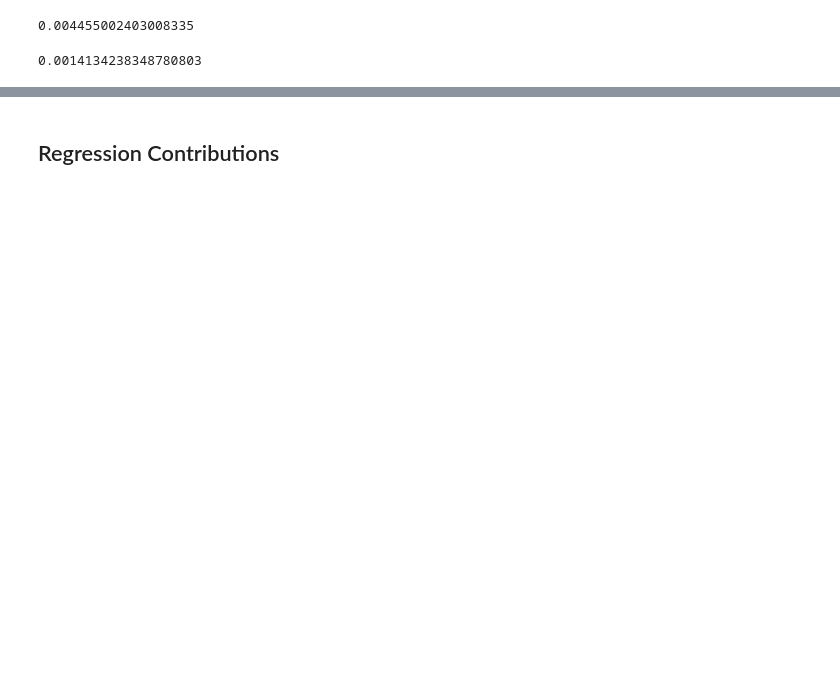
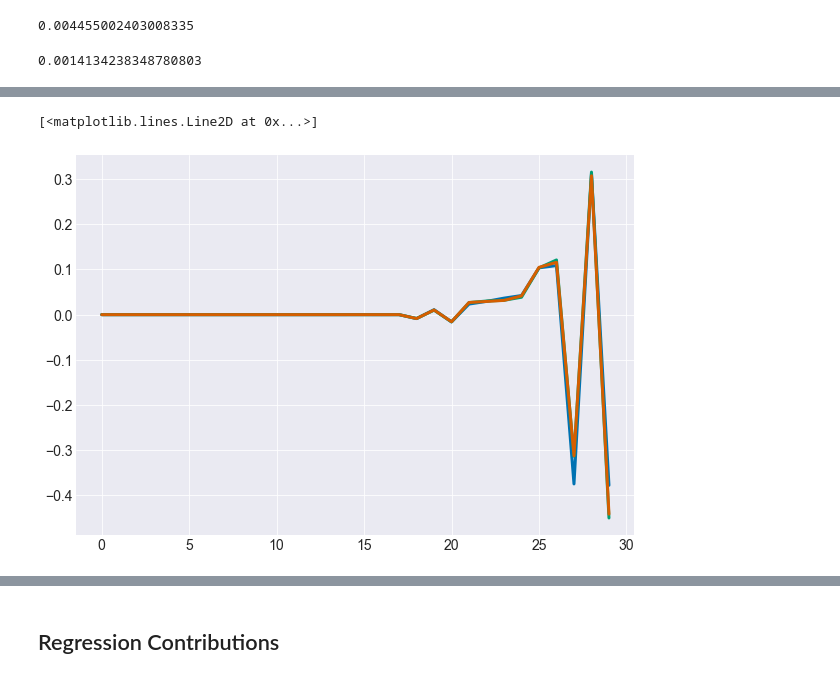
Before and after one commit to rpb/interpreting-decision-trees-and-random-forests, a Jupyter notebook: Blog Code-GBT.ipynb, the cells around one changed output, grey strips where cells are left out. Cells and saved outputs as stored; diff of their text form; code cells hidden in the pictures; blank space fills up the shorter version.

```diff
--- a/Blog Code-GBT.ipynb
+++ b/Blog Code-GBT.ipynb
@@ -282,0 +480,2 @@ expit(5)-expit(2.1)
+# %%
+test = gbt_bin_clf_contrib[1]
@@ -282,0 +539,36 @@ expit(5)-expit(2.1)
+# %%
+contrib0 = np.zeros(len(x))
+
+for ii in range(30):
+    y = sample(x, len(x))
+    sumContrib = -1.0 * gbt_bin_clf_bias[7] + logit(1.0 - y_train_c.mean())
+    prevVal = expit(sumContrib)
+    for jj in y:
+        sumContrib +=  testVals[jj]
+        val = expit(sumContrib) - prevVal
+        prevVal = expit(sumContrib)
+        contrib0[jj]+=val
+# %%
+contrib1 = np.zeros(len(x))
+
+for ii in range(60):
+    y = sample(x, len(x))
+    sumContrib = -1.0 * gbt_bin_clf_bias[7] + logit(1.0 - y_train_c.mean())
+    prevVal = expit(sumContrib)
+    for jj in y:
+        sumContrib +=  testVals[jj]
+        val = expit(sumContrib) - prevVal
+        prevVal = expit(sumContrib)
+        contrib1[jj]+=val
+# %%
+contrib2 = np.zeros(len(x))
+
+for ii in range(900):
+    y = sample(x, len(x))
+    sumContrib = -1.0 * gbt_bin_clf_bias[7] + logit(1.0 - y_train_c.mean())
+    prevVal = expit(sumContrib)
+    for jj in y:
+        sumContrib +=  testVals[jj]
+        val = expit(sumContrib) - prevVal
+        prevVal = expit(sumContrib)
+        contrib2[jj]+=val
@@ -282,0 +719,7 @@ expit(5)-expit(2.1)
+# %%
+plt.plot(contrib0/30)
+plt.plot(contrib1/60)
+plt.plot(contrib2/900)
+# %% [output]
+[<matplotlib.lines.Line2D at 0x...>]
+[figure, added]
```
Also changed, not shown: parts of 107 cells of this notebook.
